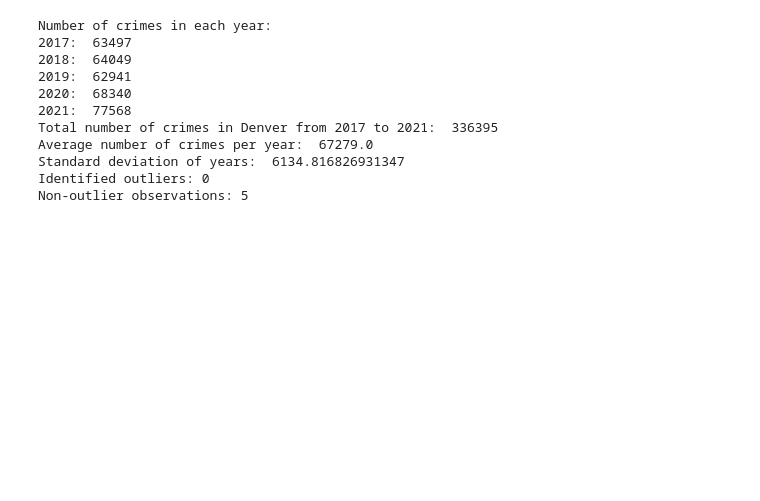
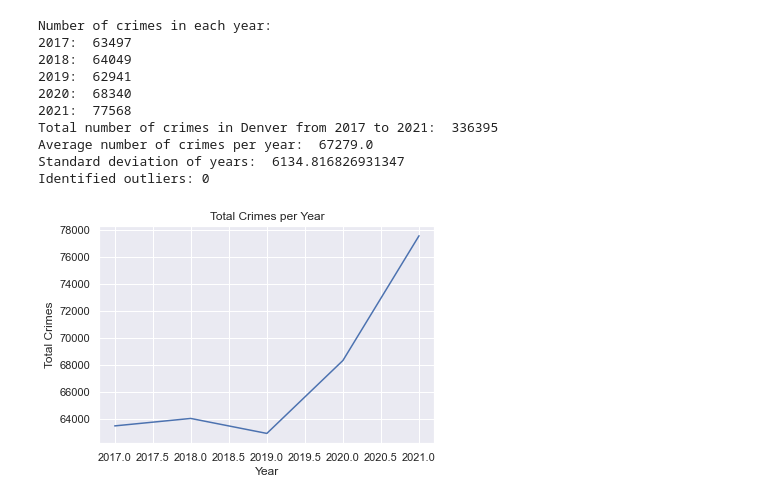
Before and after one commit to fifo1175/Data-Mining-Project, a Jupyter notebook: Denver Crime Data/Pandas_Scripts/yearly_analysis.ipynb, the cells around one changed output. Cells and saved outputs as stored; diff of their text form; code cells hidden in the pictures; blank space fills up the shorter version.

Commit message:
crime data plots

```diff
--- a/Denver Crime Data/Pandas_Scripts/yearly_analysis.ipynb
+++ b/Denver Crime Data/Pandas_Scripts/yearly_analysis.ipynb
@@ -31,15 +31,12 @@ years_standard_deviation = yearsDf['Total Crimes'].std()
 print("Standard deviation of years: ", years_standard_deviation)
 
 # cut off point for outliers, 3 standard deviations (99.7% of data) or 2 (95% of data)
-cut_off = years_standard_deviation * 3
+cut_off = years_standard_deviation * 2
 lower, upper = yearMean - cut_off, yearMean + cut_off
 
 # identify outliers
 outliers = [x for x in yearsDf['Total Crimes'] if x < lower or x > upper]
 print('Identified outliers: %d' % len(outliers))
-# remove outliers
-outliers_removed = [x for x in yearsDf['Total Crimes'] if x >= lower and x <= upper]
-print('Non-outlier observations: %d' % len(outliers_removed))
 # %% [output]
 Number of crimes in each year:
 2017:  63497
@@ -51,4 +48,16 @@ Total number of crimes in Denver from 2017 to 2021:  336395
 Average number of crimes per year:  67279.0
 Standard deviation of years:  6134.816826931347
 Identified outliers: 0
-Non-outlier observations: 5
+# %%
+# line graph of total crimes per year
+import matplotlib.pyplot as plt
+import numpy as np
+import seaborn as sns
+sns.set_theme(style="darkgrid")
+plt.plot(yearList, yearsDf['Total Crimes'])
+plt.xlabel("Year")
+plt.ylabel("Total Crimes")
+plt.title("Total Crimes per Year")
+plt.show()
+# %% [output]
+[figure, added]
```
Also changed, not shown: parts of 2 cells of this notebook.
